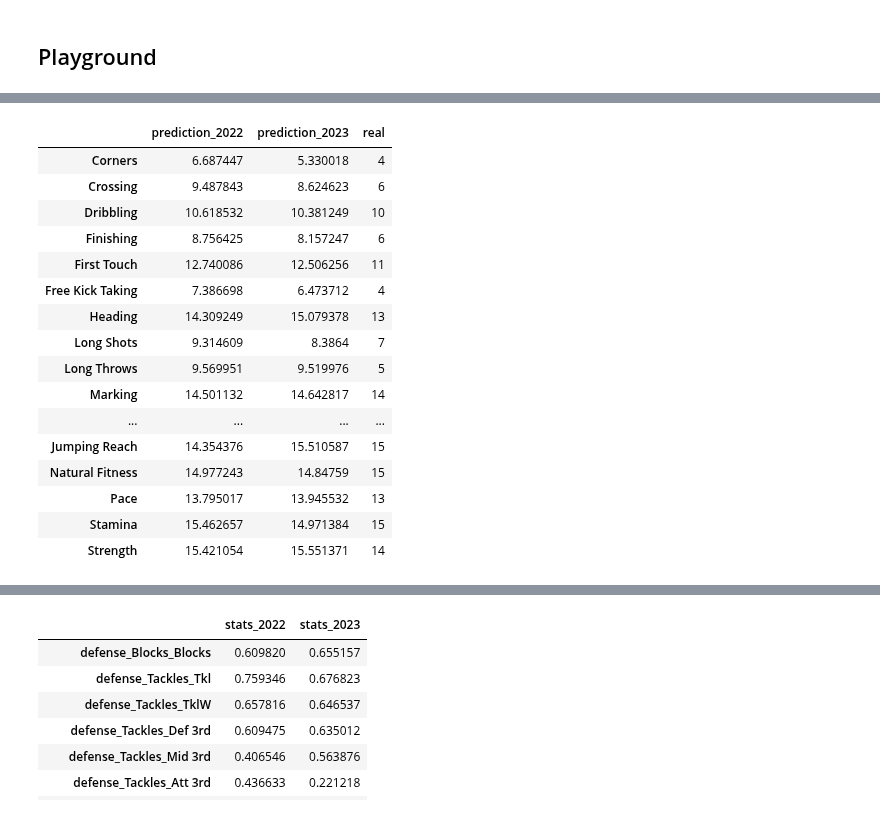
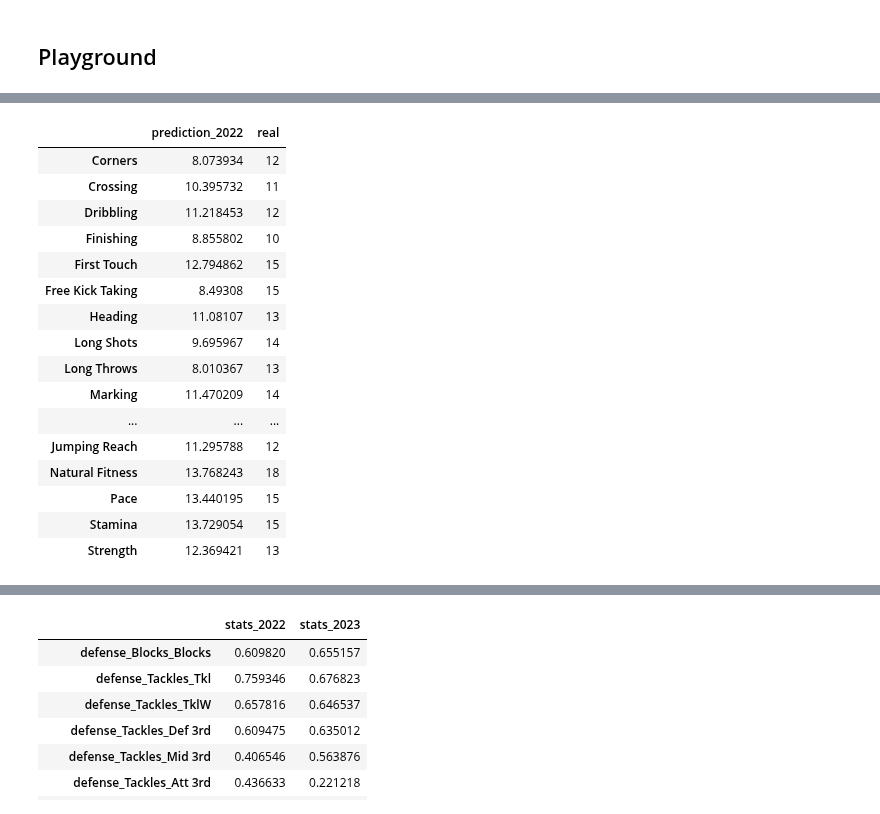
Before and after one commit to alibekk93/FM_skills_prediction, a Jupyter notebook: notebooks/04_MVPs.ipynb, the cells around one changed output, grey strips where cells are left out. Saved outputs shown, nothing was run; the diff lists cells and outputs as text; code cells hidden in the pictures.

```diff
--- a/notebooks/04_MVPs.ipynb
+++ b/notebooks/04_MVPs.ipynb
@@ -16,5 +16,6 @@ predict_columns = FM_columns[2:]
 Load data
 # %%
 import pandas as pd
-combined_data_2022 = pd.read_csv('./data/2022_combined_data.csv', index_col='Name').iloc[:, 1:].dropna(axis=0)
-combined_data_2023 = pd.read_csv('./data/2023_combined_data.csv', index_col='Name').iloc[:, 1:].dropna(axis=0)
+combined_data_2022 = pd.read_csv('./data/FM_fbref_combined_data_2022.csv', index_col='_Player_').iloc[:, 1:].dropna(axis=0)
+# combined_data_2022 = pd.read_csv('./data/FM_fbref_combined_data_2022.csv', index_col='Name').iloc[:, 1:].dropna(axis=0)
+# combined_data_2023 = pd.read_csv('./data/2023_combined_data.csv', index_col='Name').iloc[:, 1:].dropna(axis=0)
@@ -57,7 +40,7 @@ from sklearn.model_selection import train_test_split
 from sklearn.metrics import mean_squared_error
 
 # Split the dataset into training and testing sets
-X_train, X_test, y_train, y_test = train_test_split(X, y, test_size=0.2, random_state=42)
+X_train, X_test, y_train, y_test, train_indices, test_indices = train_test_split(X, y, combined_data_2022.index, test_size=0.33, random_state=42)
 # %% [markdown]
 ## MVP: Ordinary Least Squares
 # %%
@@ -234,6 +217,6 @@ def find_most_similar_strings(target, strings, n=5):
 playground_X_2022 = combined_data_2022[all_stats_columns]
 playground_y = combined_data_2022[predict_columns]
 
-playground_X_2023 = combined_data_2023[all_stats_columns]
-playground_y = combined_data_2023[predict_columns]
+# playground_X_2023 = combined_data_2023[all_stats_columns]
+# playground_y = combined_data_2023[predict_columns]
 # %%
@@ -252,23 +254,23 @@ find_most_similar_strings('alaba', playground_X_2022.index, n=10)
 # %%
-test_name = 'David Alaba'
+test_name = 'James Ward-Prowse'
 
-model = mlp
+model = eln
 
 predictions_2022 = model.predict(playground_X_2022.loc[[test_name]].values)
-predictions_2022 = pd.Series(predictions_2022[0], index=FM_columns[2:])
-predictions_2022['Name'] = test_name
+predictions_2022 = pd.Series(predictions_2022[0], index=FM_columns)
+predictions_2022['_Player_'] = test_name
 predictions_2022_graph = calculate_skill_nodes(predictions_2022)
 plot_fm_radar(predictions_2022_graph, gk=False)
 
-predictions_2023 = model.predict(playground_X_2023.loc[[test_name]].values)
-predictions_2023 = pd.Series(predictions_2023[0], index=FM_columns[2:])
-predictions_2023['Name'] = test_name
-predictions_2023_graph = calculate_skill_nodes(predictions_2023)
-plot_fm_radar(predictions_2023_graph, gk=False)
+# predictions_2023 = model.predict(playground_X_2023.loc[[test_name]].values)
+# predictions_2023 = pd.Series(predictions_2023[0], index=FM_columns[2:])
+# predictions_2023['Name'] = test_name
+# predictions_2023_graph = calculate_skill_nodes(predictions_2023)
+# plot_fm_radar(predictions_2023_graph, gk=False)
 
 real = playground_y.loc[[test_name]].values
-real = pd.Series(real[0], index=FM_columns[2:])
-real['Name'] = test_name
+real = pd.Series(real[0], index=FM_columns)
+real['_Player_'] = test_name
 real_graph = calculate_skill_nodes(real)
 plot_fm_radar(real_graph, gk=False)
 # %% [output]
@@ -278,27 +279,27 @@ plot_fm_radar(real_graph, gk=False)
 # %%
 skills_df = pd.DataFrame({'prediction_2022':predictions_2022,
-                          'prediction_2023':predictions_2023,
+                        #   'prediction_2023':predictions_2023,
                           'real':real},
                           index=predict_columns)
 skills_df
 # %% [output]
-|  | prediction_2022 | prediction_2023 | real |
-| Corners | 6.687447 | 5.330018 | 4 |
-| Crossing | 9.487843 | 8.624623 | 6 |
-| Dribbling | 10.618532 | 10.381249 | 10 |
-| Finishing | 8.756425 | 8.157247 | 6 |
-| First Touch | 12.740086 | 12.506256 | 11 |
-| Free Kick Taking | 7.386698 | 6.473712 | 4 |
-| Heading | 14.309249 | 15.079378 | 13 |
-| Long Shots | 9.314609 | 8.3864 | 7 |
-| Long Throws | 9.569951 | 9.519976 | 5 |
-| Marking | 14.501132 | 14.642817 | 14 |
-| ... | ... | ... | ... |
-| Jumping Reach | 14.354376 | 15.510587 | 15 |
-| Natural Fitness | 14.977243 | 14.84759 | 15 |
-| Pace | 13.795017 | 13.945532 | 13 |
-| Stamina | 15.462657 | 14.971384 | 15 |
-| Strength | 15.421054 | 15.551371 | 14 |
+|  | prediction_2022 | real |
+| Corners | 8.073934 | 12 |
+| Crossing | 10.395732 | 11 |
+| Dribbling | 11.218453 | 12 |
+| Finishing | 8.855802 | 10 |
+| First Touch | 12.794862 | 15 |
+| Free Kick Taking | 8.49308 | 15 |
+| Heading | 11.08107 | 13 |
+| Long Shots | 9.695967 | 14 |
+| Long Throws | 8.010367 | 13 |
+| Marking | 11.470209 | 14 |
+| ... | ... | ... |
+| Jumping Reach | 11.295788 | 12 |
+| Natural Fitness | 13.768243 | 18 |
+| Pace | 13.440195 | 15 |
+| Stamina | 13.729054 | 15 |
+| Strength | 12.369421 | 13 |
 # %%
 skills_df.corr()
 # %% [output]
```
Also changed, not shown: parts of 23 cells of this notebook, 1 other file.
